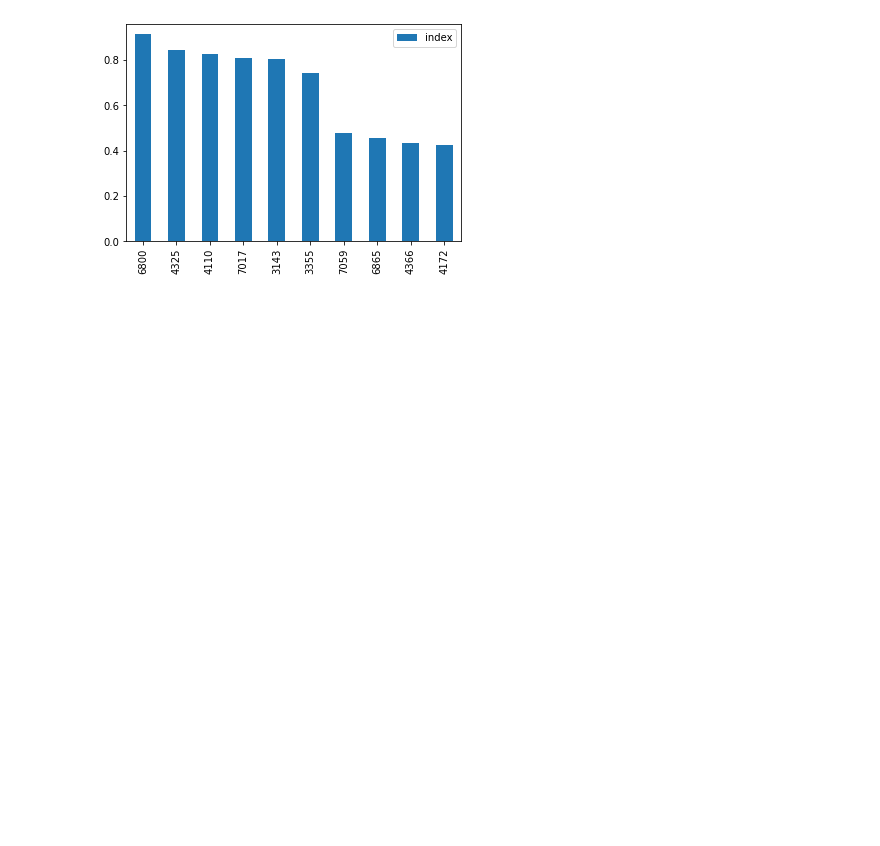
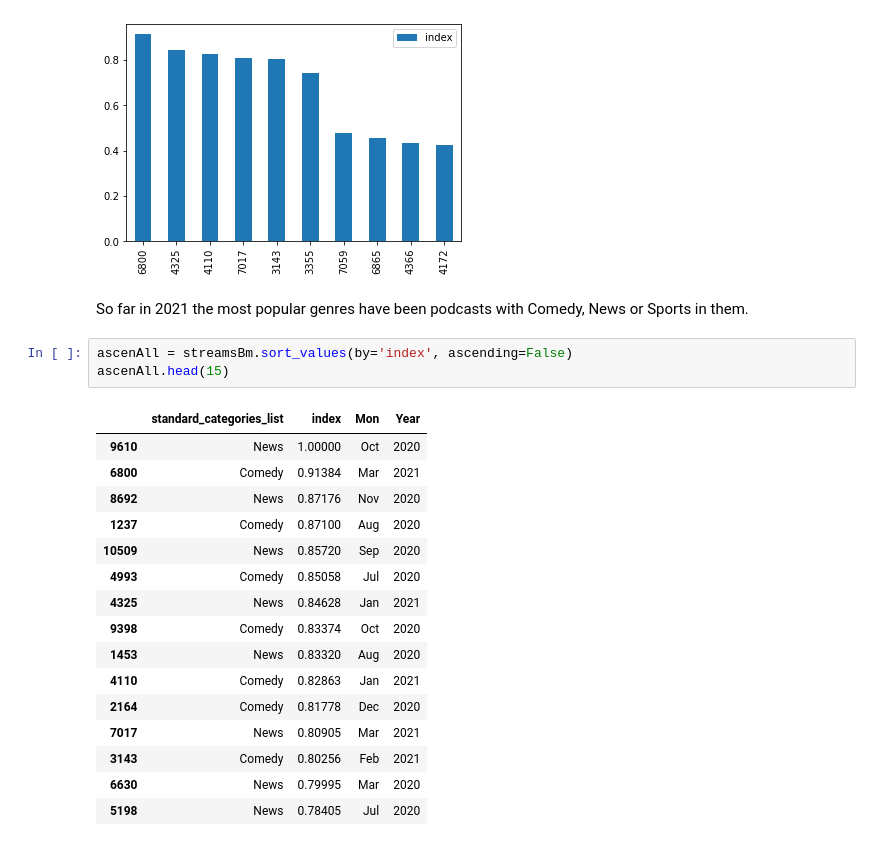
Before and after one commit to Izhay/Emat22110, a Jupyter notebook: FinalProject.ipynb, the cells around one changed output. Cells and saved outputs as stored; diff of their text form; blank space fills up the shorter version.

```diff
--- a/FinalProject.ipynb
+++ b/FinalProject.ipynb
@@ -280,3 +287,25 @@ plot21.plot.bar()
 # %% [output]
 <AxesSubplot:>
 [figure]
+# %% [markdown]
+So far in 2021 the most popular genres have been podcasts with Comedy, News or Sports in them.
+# %%
+ascenAll = streamsBm.sort_values(by='index', ascending=False)
+ascenAll.head(15)
+# %% [output]
+|  | standard_categories_list | index | Mon | Year |
+| 9610 | News | 1.00000 | Oct | 2020 |
+| 6800 | Comedy | 0.91384 | Mar | 2021 |
+| 8692 | News | 0.87176 | Nov | 2020 |
+| 1237 | Comedy | 0.87100 | Aug | 2020 |
+| 10509 | News | 0.85720 | Sep | 2020 |
+| 4993 | Comedy | 0.85058 | Jul | 2020 |
+| 4325 | News | 0.84628 | Jan | 2021 |
+| 9398 | Comedy | 0.83374 | Oct | 2020 |
+| 1453 | News | 0.83320 | Aug | 2020 |
+| 4110 | Comedy | 0.82863 | Jan | 2021 |
+| 2164 | Comedy | 0.81778 | Dec | 2020 |
+| 7017 | News | 0.80905 | Mar | 2021 |
+| 3143 | Comedy | 0.80256 | Feb | 2021 |
+| 6630 | News | 0.79995 | Mar | 2020 |
+| 5198 | News | 0.78405 | Jul | 2020 |
```
Also changed, not shown: parts of 6 cells of this notebook.
